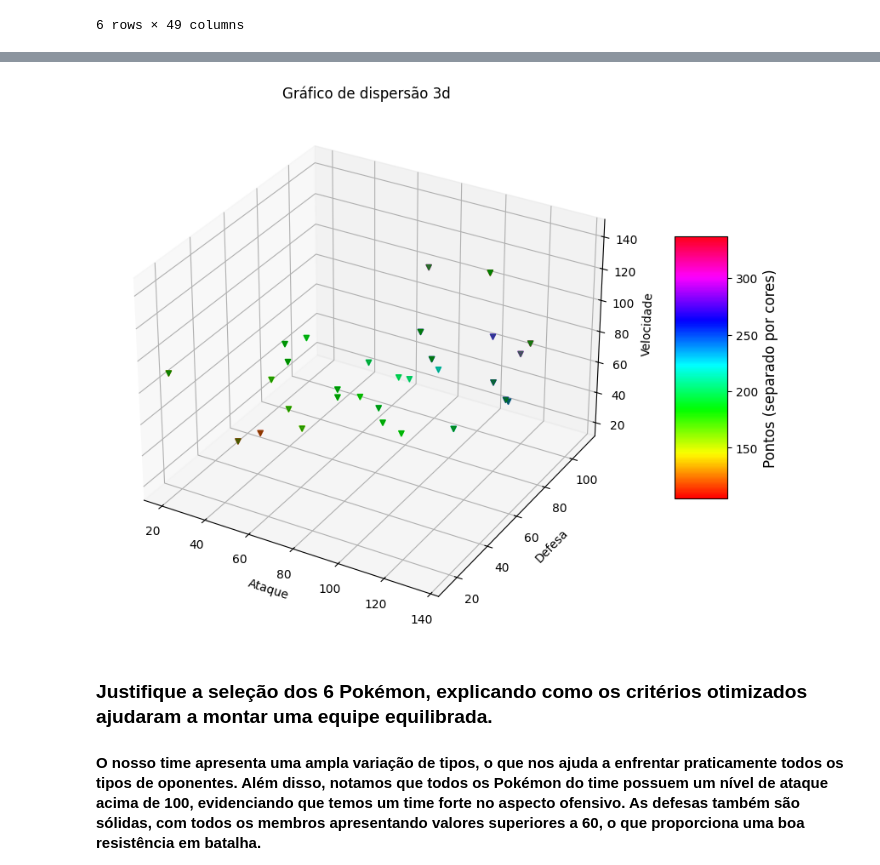
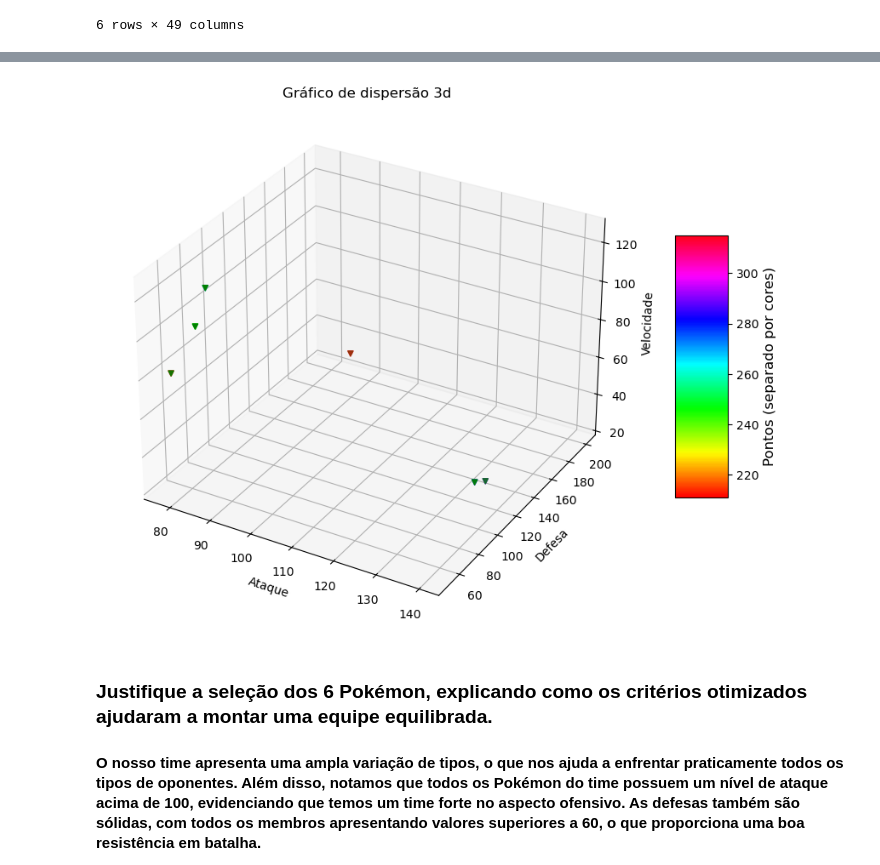
Before and after one commit to AndreiHammes/gc-python-2024, a Jupyter notebook: src/boss/boss-mundo-2/Boss-mundo-2-py_solteiros.ipynb, the cells around one changed output, grey strips where cells are left out. Drawn from its saved outputs; the diff is of its cells as text; code cells hidden in the pictures.

```diff
--- a/src/boss/boss-mundo-2/Boss-mundo-2-py_solteiros.ipynb
+++ b/src/boss/boss-mundo-2/Boss-mundo-2-py_solteiros.ipynb
@@ -158,3 +164,42 @@ current_team_pokemon.drop(columns=['Unnamed: 0.1','Unnamed: 0','german_name','ja
 | 24 | 405 | Luxray | 4 | Normal | Gleam Eyes Pokémon | 1 | Electric | NaN | 1.4 | ... |
 | 1 | 680 | Doublade | 6 | Normal | Sword Pokémon | 2 | Steel | Ghost | 0.8 | ... |
 6 rows × 49 columns
+# %%
+unique_types = pokemons['type_1'].unique()
+
+selected_types = random.sample(list(unique_types), 10)
+
+selected_pokemons = pd.DataFrame()
+
+for p_type in selected_types:
+    type_pokemons = pokemons[pokemons['type_1'] == p_type]
+    selected_pokemons = pd.concat([selected_pokemons, type_pokemons.sample(3)], ignore_index=True)
+
+pesos = {
+ 'speed': 2.0,
+ 'defense': 1.0,
+ 'attack': 2.0,
+}
+
+selected_pokemons['metrica'] = selected_pokemons['attack'] * pesos['attack']  + selected_pokemons['defense'] * pesos['defense'] + selected_pokemons['speed'] * pesos['speed']
+
+selected_pokemons = selected_pokemons.rename(columns={'against_fight': 'against_fighting'})
+
+for index, row in selected_pokemons.iterrows():
+    for type in selected_pokemons['type_1'].unique():
+        selected_pokemons.loc[index,'metrica'] += row[f'against_{type.lower()}']
+
+    selected_pokemons.loc[index,'metrica'] = row['metrica'] / 23
+
+
+selected_list_pokemons = []
+for type in selected_pokemons['type_1'].unique():
+    selected_type = selected_pokemons[selected_pokemons['type_1'] == type]
+    selected_list_pokemons.append(selected_pokemons.iloc[selected_type['metrica'].idxmax()])
+
+
+current_team_pokemon = pd.DataFrame(selected_list_pokemons)
+
+current_team_pokemon = current_team_pokemon.sort_values(by="metrica", ascending=False).head(6)
+
+current_team_pokemon.drop(columns=['Unnamed: 0.1','Unnamed: 0','german_name','japanese_name' ])
@@ -161,29 +215,29 @@ current_team_pokemon.drop(columns=['Unnamed: 0.1','Unnamed: 0','german_name','ja
 # %%
 #Teste de gráfico de dispersão 3d:
 fig = plt.figure(figsize=(14,8))
 ax = fig.add_subplot(111, projection = '3d')
 
 #Configuração do gráfico 3d
 ax.grid(b = 'True', color = 'blue', linestyle = '-.', linewidth = 0.3, alpha = 0.2)
 
 #Paleta de cores
 my_cmap = plt.get_cmap('hsv')
 
 #Gráfico 3d
-sctt = ax.scatter3D(selected_pokemons['attack'], selected_pokemons['defense'], selected_pokemons['speed'], alpha = 1, c = (selected_pokemons['attack'] + selected_pokemons['defense'] + selected_pokemons['speed']), cmap = my_cmap, marker ='v')
+sctt = ax.scatter3D(current_team_pokemon['attack'], current_team_pokemon['defense'], current_team_pokemon['speed'], alpha = 1, c = (current_team_pokemon['attack'] + current_team_pokemon['defense'] + current_team_pokemon['speed']), cmap = my_cmap, marker ='v')
 
 #Barra de cores e nomeação
 cbar = fig.colorbar(sctt, ax = ax, shrink = 0.5, aspect = 5)
 cbar.set_label('Pontos (separado por cores)', fontsize=12)
 
-ax.scatter(selected_pokemons['attack'], selected_pokemons['defense'], selected_pokemons['speed'], c = 'g', marker = 'v')
+ax.scatter(current_team_pokemon['attack'], current_team_pokemon['defense'], current_team_pokemon['speed'], c = 'g', marker = 'v')
 ax.set_title('Gráfico de dispersão 3d')
 ax.set_xlabel('Ataque')
 ax.set_ylabel('Defesa')
 ax.set_zlabel('Velocidade')
 plt.show()
 # %% [output]
-[figure, old version]
+[figure, new version]
 # %% [markdown]
 ###  Justifique a seleção dos 6 Pokémon, explicando como os critérios otimizados ajudaram a montar uma equipe equilibrada.
 
```
Also changed, not shown: parts of 4 cells of this notebook.
